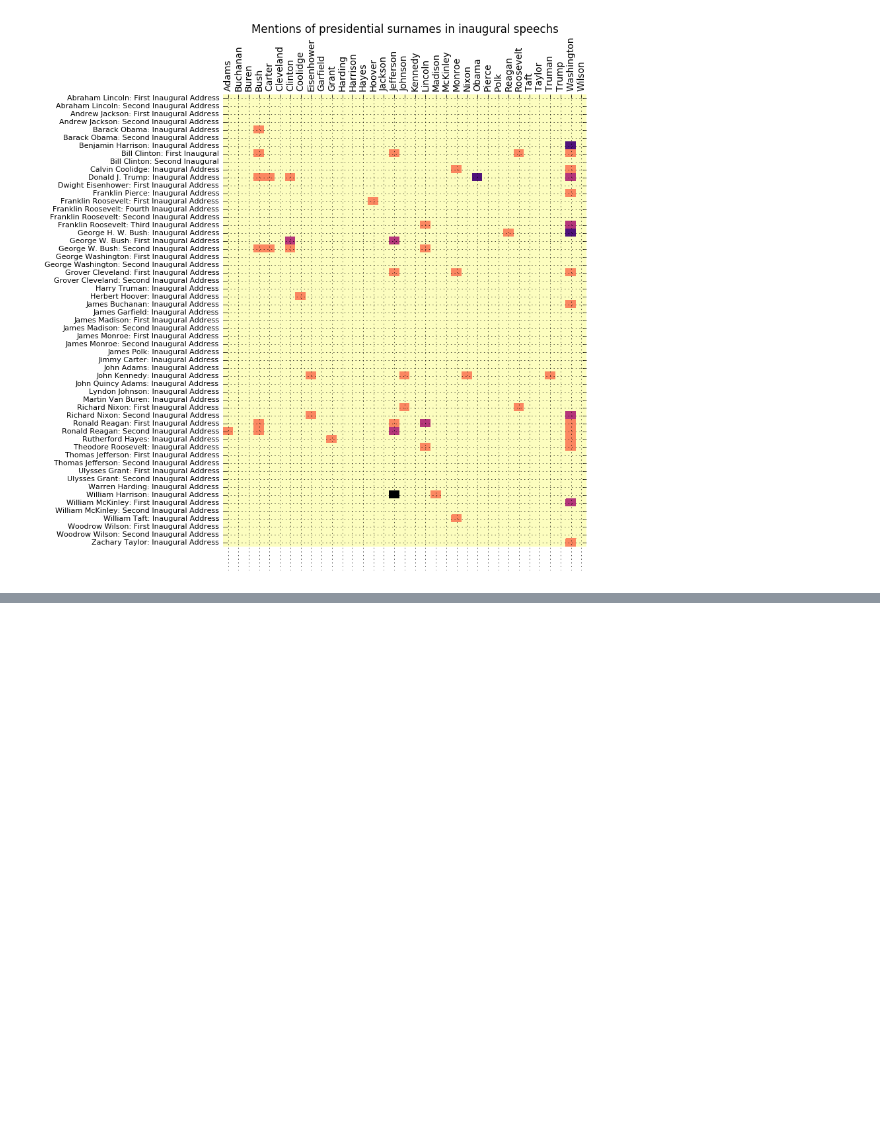
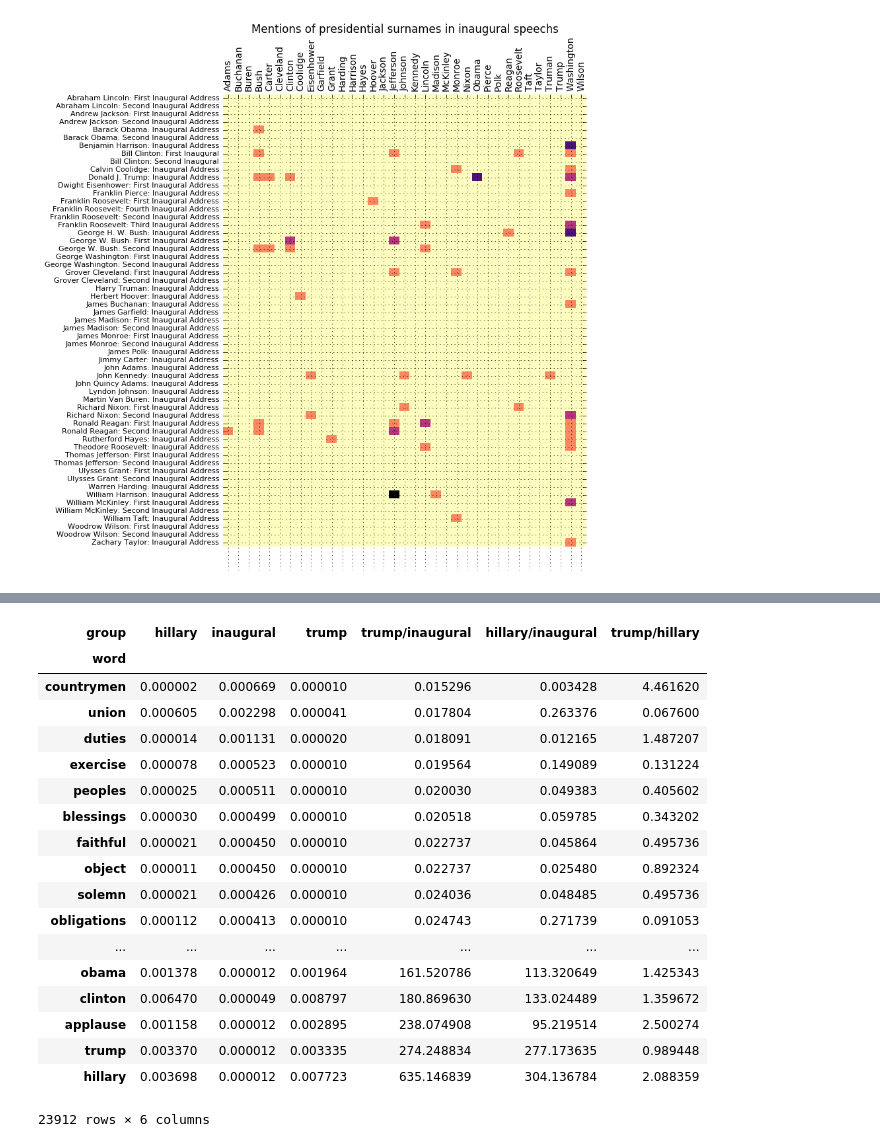
Before and after one commit to chbrown/presidents, a Jupyter notebook: notebooks/Words-with-Trump.ipynb, the cells around one changed output, grey strips where cells are left out. Drawn from its saved outputs; the diff is of its cells as text; code cells hidden in the pictures; blank space fills up the shorter version.

```diff
--- a/notebooks/Words-with-Trump.ipynb
+++ b/notebooks/Words-with-Trump.ipynb
@@ -210,0 +251,2 @@ plt.tight_layout()
+# %%
+pd.options.display.max_rows = 10
@@ -210,0 +336,28 @@ plt.tight_layout()
+# %%
+pd.options.display.max_rows = 20
+# %%
+df_proportions_t['trump/inaugural'] = df_proportions_t.trump / df_proportions_t.inaugural
+df_proportions_t['hillary/inaugural'] = df_proportions_t.hillary / df_proportions_t.inaugural
+df_proportions_t['trump/hillary'] = df_proportions_t.trump / df_proportions_t.hillary
+# %%
+df_proportions_t.sort_values('trump/inaugural')
+# %% [output]
+| group | hillary | inaugural | trump | trump/inaugural | hillary/inaugural | trump/hillary |
+| word |  |  |  |  |  |  |
+| countrymen | 0.000002 | 0.000669 | 0.000010 | 0.015296 | 0.003428 | 4.461620 |
+| union | 0.000605 | 0.002298 | 0.000041 | 0.017804 | 0.263376 | 0.067600 |
+| duties | 0.000014 | 0.001131 | 0.000020 | 0.018091 | 0.012165 | 1.487207 |
+| exercise | 0.000078 | 0.000523 | 0.000010 | 0.019564 | 0.149089 | 0.131224 |
+| peoples | 0.000025 | 0.000511 | 0.000010 | 0.020030 | 0.049383 | 0.405602 |
+| blessings | 0.000030 | 0.000499 | 0.000010 | 0.020518 | 0.059785 | 0.343202 |
+| faithful | 0.000021 | 0.000450 | 0.000010 | 0.022737 | 0.045864 | 0.495736 |
+| object | 0.000011 | 0.000450 | 0.000010 | 0.022737 | 0.025480 | 0.892324 |
+| solemn | 0.000021 | 0.000426 | 0.000010 | 0.024036 | 0.048485 | 0.495736 |
+| obligations | 0.000112 | 0.000413 | 0.000010 | 0.024743 | 0.271739 | 0.091053 |
+| ... | ... | ... | ... | ... | ... | ... |
+| obama | 0.001378 | 0.000012 | 0.001964 | 161.520786 | 113.320649 | 1.425343 |
+| clinton | 0.006470 | 0.000049 | 0.008797 | 180.869630 | 133.024489 | 1.359672 |
+| applause | 0.001158 | 0.000012 | 0.002895 | 238.074908 | 95.219514 | 2.500274 |
+| trump | 0.003370 | 0.000012 | 0.003335 | 274.248834 | 277.173635 | 0.989448 |
+| hillary | 0.003698 | 0.000012 | 0.007723 | 635.146839 | 304.136784 | 2.088359 |
+23912 rows × 6 columns
```
Also changed, not shown: parts of 38 cells of this notebook.
